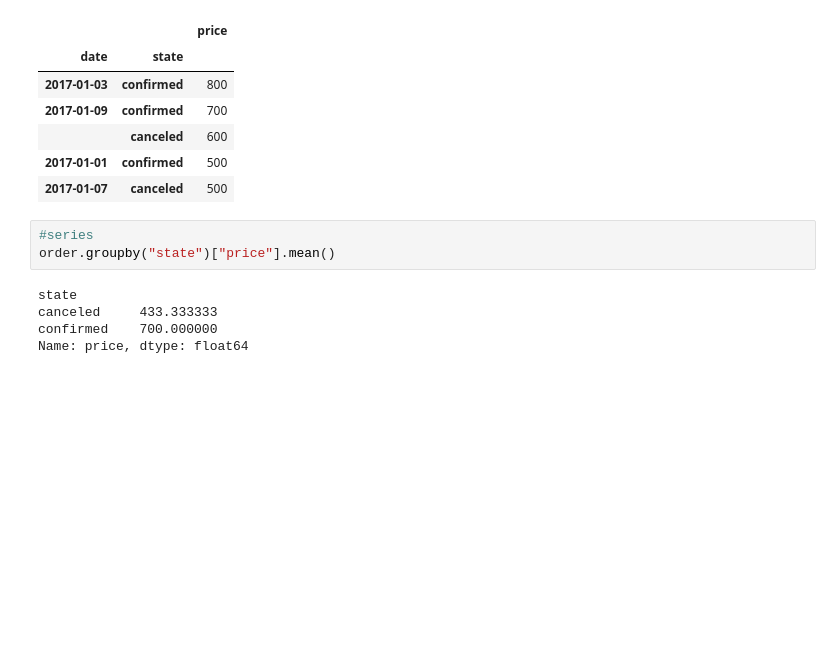
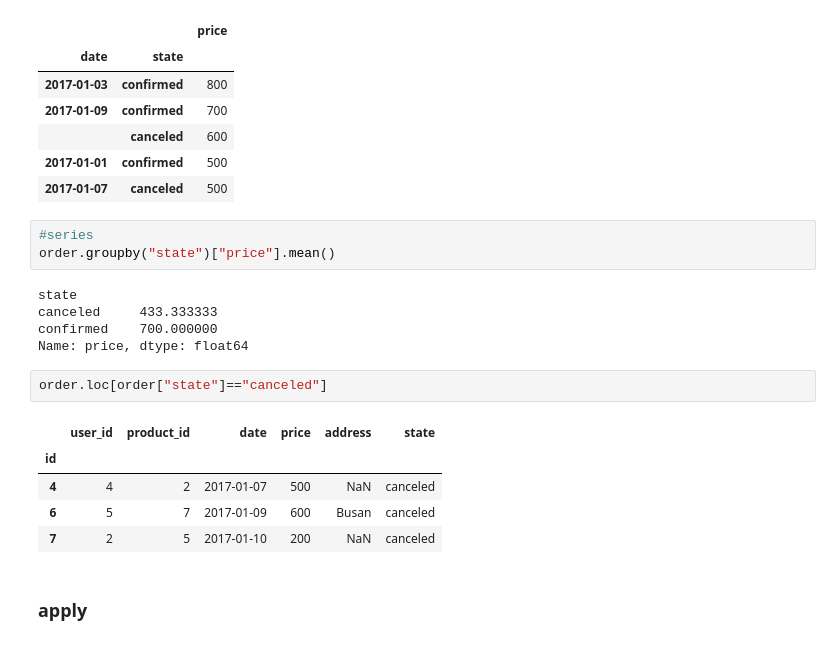
Before and after one commit to bwowby/DS, a Jupyter notebook: pandas_practice1.ipynb, the cells around one changed output. Cells and saved outputs as stored; diff of their text form; blank space fills up the shorter version.

```diff
--- a/pandas_practice1.ipynb
+++ b/pandas_practice1.ipynb
@@ -269,3 +269,13 @@ state
 canceled     433.333333
 confirmed    700.000000
 Name: price, dtype: float64
+# %%
+order.loc[order["state"]=="canceled"]
+# %% [output]
+|  | user_id | product_id | date | price | address | state |
+| id |  |  |  |  |  |  |
+| 4 | 4 | 2 | 2017-01-07 | 500 | NaN | canceled |
+| 6 | 5 | 7 | 2017-01-09 | 600 | Busan | canceled |
+| 7 | 2 | 5 | 2017-01-10 | 200 | NaN | canceled |
+# %% [markdown]
+### apply
```
Also changed, not shown: parts of 8 cells of this notebook.
